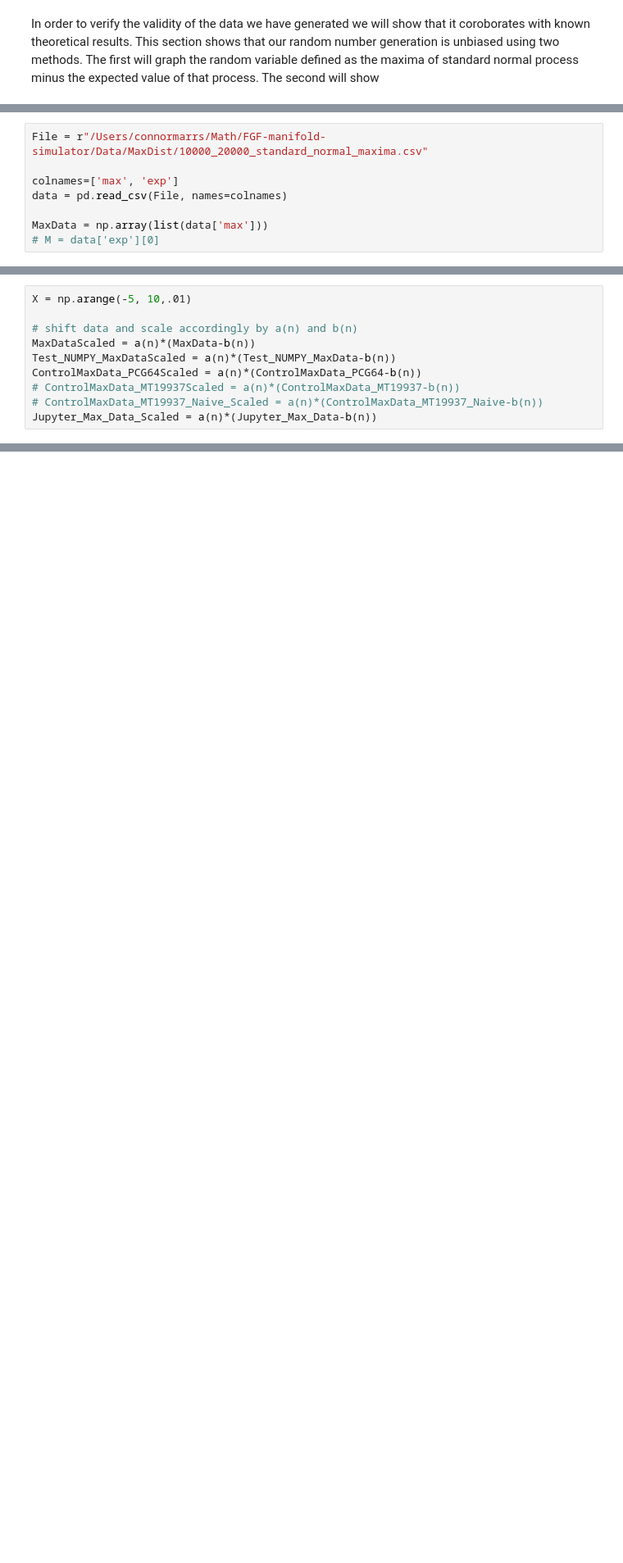
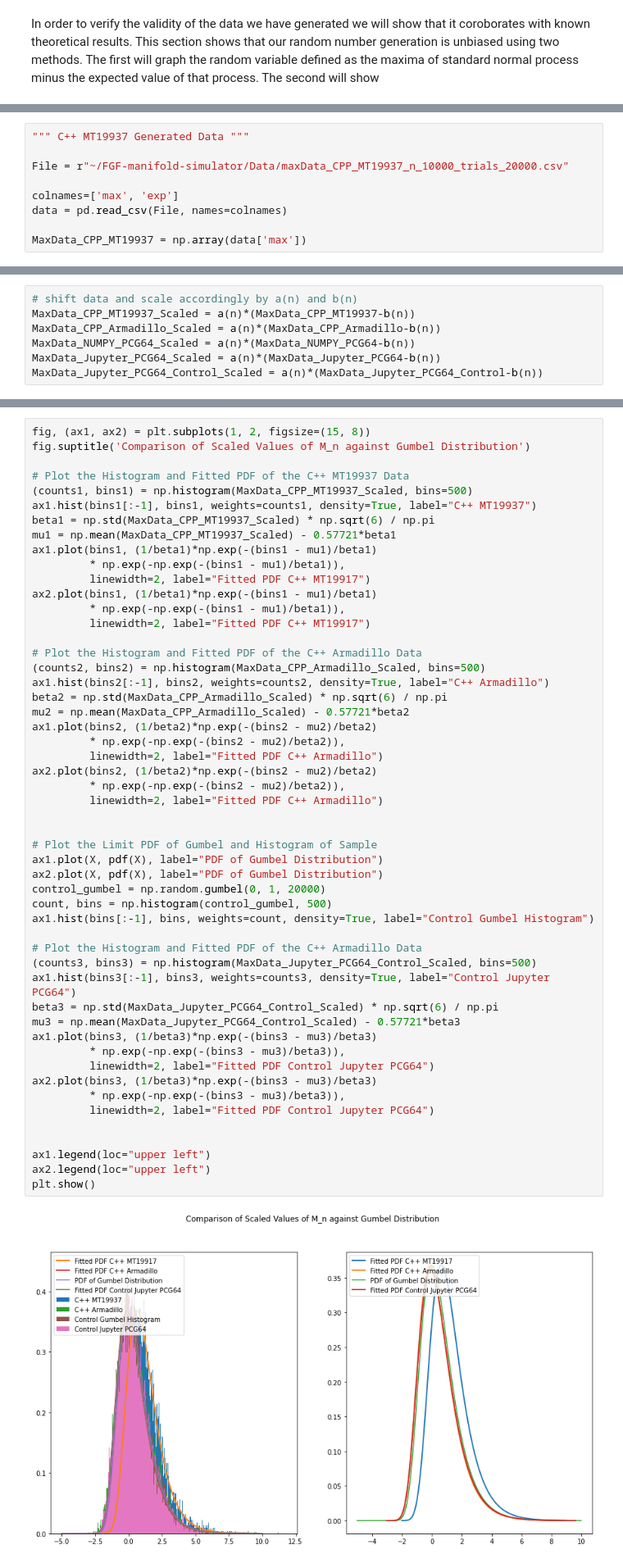
Before and after one commit to connormarrs/FGF-manifold-simulator, a Jupyter notebook: validation-tests.ipynb, the cells around one changed output, grey strips where cells are left out. Shown at 82% size. Drawn from its saved outputs; the diff is of its cells as text; blank space fills up the shorter version.

Commit message:
Completed comparison of various scientific computing packages.

```diff
--- a/validation-tests.ipynb
+++ b/validation-tests.ipynb
@@ -24,8 +27,9 @@ import seaborn as sns
 # %%
-File = r"/Users/connormarrs/Math/FGF-manifold-simulator/Data/MaxDist/10000_20000_standard_normal_maxima.csv"
+""" C++ MT19937 Generated Data """
+
+File = r"~/FGF-manifold-simulator/Data/maxData_CPP_MT19937_n_10000_trials_20000.csv"
 
 colnames=['max', 'exp']
 data = pd.read_csv(File, names=colnames)
 
-MaxData = np.array(list(data['max']))
-# M = data['exp'][0]
+MaxData_CPP_MT19937 = np.array(data['max'])
@@ -110,10 +130,7 @@ print(ControlMaxData_MT19937_Naive)
 # %%
-X = np.arange(-5, 10,.01)
-
 # shift data and scale accordingly by a(n) and b(n)
-MaxDataScaled = a(n)*(MaxData-b(n))
-Test_NUMPY_MaxDataScaled = a(n)*(Test_NUMPY_MaxData-b(n))
-ControlMaxData_PCG64Scaled = a(n)*(ControlMaxData_PCG64-b(n))
-# ControlMaxData_MT19937Scaled = a(n)*(ControlMaxData_MT19937-b(n))
-# ControlMaxData_MT19937_Naive_Scaled = a(n)*(ControlMaxData_MT19937_Naive-b(n))
-Jupyter_Max_Data_Scaled = a(n)*(Jupyter_Max_Data-b(n))
+MaxData_CPP_MT19937_Scaled = a(n)*(MaxData_CPP_MT19937-b(n))
+MaxData_CPP_Armadillo_Scaled = a(n)*(MaxData_CPP_Armadillo-b(n))
+MaxData_NUMPY_PCG64_Scaled = a(n)*(MaxData_NUMPY_PCG64-b(n))
+MaxData_Jupyter_PCG64_Scaled = a(n)*(MaxData_Jupyter_PCG64-b(n))
+MaxData_Jupyter_PCG64_Control_Scaled = a(n)*(MaxData_Jupyter_PCG64_Control-b(n))
@@ -215 +207,55 @@ ValueError: autodetected range of [nan, nan] is not finite
+# %%
+fig, (ax1, ax2) = plt.subplots(1, 2, figsize=(15, 8))
+fig.suptitle('Comparison of Scaled Values of M_n against Gumbel Distribution')
+
+# Plot the Histogram and Fitted PDF of the C++ MT19937 Data
+(counts1, bins1) = np.histogram(MaxData_CPP_MT19937_Scaled, bins=500)
+ax1.hist(bins1[:-1], bins1, weights=counts1, density=True, label="C++ MT19937")
+beta1 = np.std(MaxData_CPP_MT19937_Scaled) * np.sqrt(6) / np.pi
+mu1 = np.mean(MaxData_CPP_MT19937_Scaled) - 0.57721*beta1
+ax1.plot(bins1, (1/beta1)*np.exp(-(bins1 - mu1)/beta1)
+         * np.exp(-np.exp(-(bins1 - mu1)/beta1)),
+         linewidth=2, label="Fitted PDF C++ MT19917")
+ax2.plot(bins1, (1/beta1)*np.exp(-(bins1 - mu1)/beta1)
+         * np.exp(-np.exp(-(bins1 - mu1)/beta1)),
+         linewidth=2, label="Fitted PDF C++ MT19917")
+
+# Plot the Histogram and Fitted PDF of the C++ Armadillo Data
+(counts2, bins2) = np.histogram(MaxData_CPP_Armadillo_Scaled, bins=500)
+ax1.hist(bins2[:-1], bins2, weights=counts2, density=True, label="C++ Armadillo")
+beta2 = np.std(MaxData_CPP_Armadillo_Scaled) * np.sqrt(6) / np.pi
+mu2 = np.mean(MaxData_CPP_Armadillo_Scaled) - 0.57721*beta2
+ax1.plot(bins2, (1/beta2)*np.exp(-(bins2 - mu2)/beta2)
+         * np.exp(-np.exp(-(bins2 - mu2)/beta2)),
+         linewidth=2, label="Fitted PDF C++ Armadillo")
+ax2.plot(bins2, (1/beta2)*np.exp(-(bins2 - mu2)/beta2)
+         * np.exp(-np.exp(-(bins2 - mu2)/beta2)),
+         linewidth=2, label="Fitted PDF C++ Armadillo")
+
+
+# Plot the Limit PDF of Gumbel and Histogram of Sample
+ax1.plot(X, pdf(X), label="PDF of Gumbel Distribution")
+ax2.plot(X, pdf(X), label="PDF of Gumbel Distribution")
+control_gumbel = np.random.gumbel(0, 1, 20000)
+count, bins = np.histogram(control_gumbel, 500)
+ax1.hist(bins[:-1], bins, weights=count, density=True, label="Control Gumbel Histogram")
+
+# Plot the Histogram and Fitted PDF of the C++ Armadillo Data
+(counts3, bins3) = np.histogram(MaxData_Jupyter_PCG64_Control_Scaled, bins=500)
+ax1.hist(bins3[:-1], bins3, weights=counts3, density=True, label="Control Jupyter PCG64")
+beta3 = np.std(MaxData_Jupyter_PCG64_Control_Scaled) * np.sqrt(6) / np.pi
+mu3 = np.mean(MaxData_Jupyter_PCG64_Control_Scaled) - 0.57721*beta3
+ax1.plot(bins3, (1/beta3)*np.exp(-(bins3 - mu3)/beta3)
+         * np.exp(-np.exp(-(bins3 - mu3)/beta3)),
+         linewidth=2, label="Fitted PDF Control Jupyter PCG64")
+ax2.plot(bins3, (1/beta3)*np.exp(-(bins3 - mu3)/beta3)
+         * np.exp(-np.exp(-(bins3 - mu3)/beta3)),
+         linewidth=2, label="Fitted PDF Control Jupyter PCG64")
+
+
+ax1.legend(loc="upper left")
+ax2.legend(loc="upper left")
+plt.show()
+# %% [output]
+[figure, added]
 # %% [markdown]
```
Also changed, not shown: parts of 21 cells of this notebook, 4 other files.
